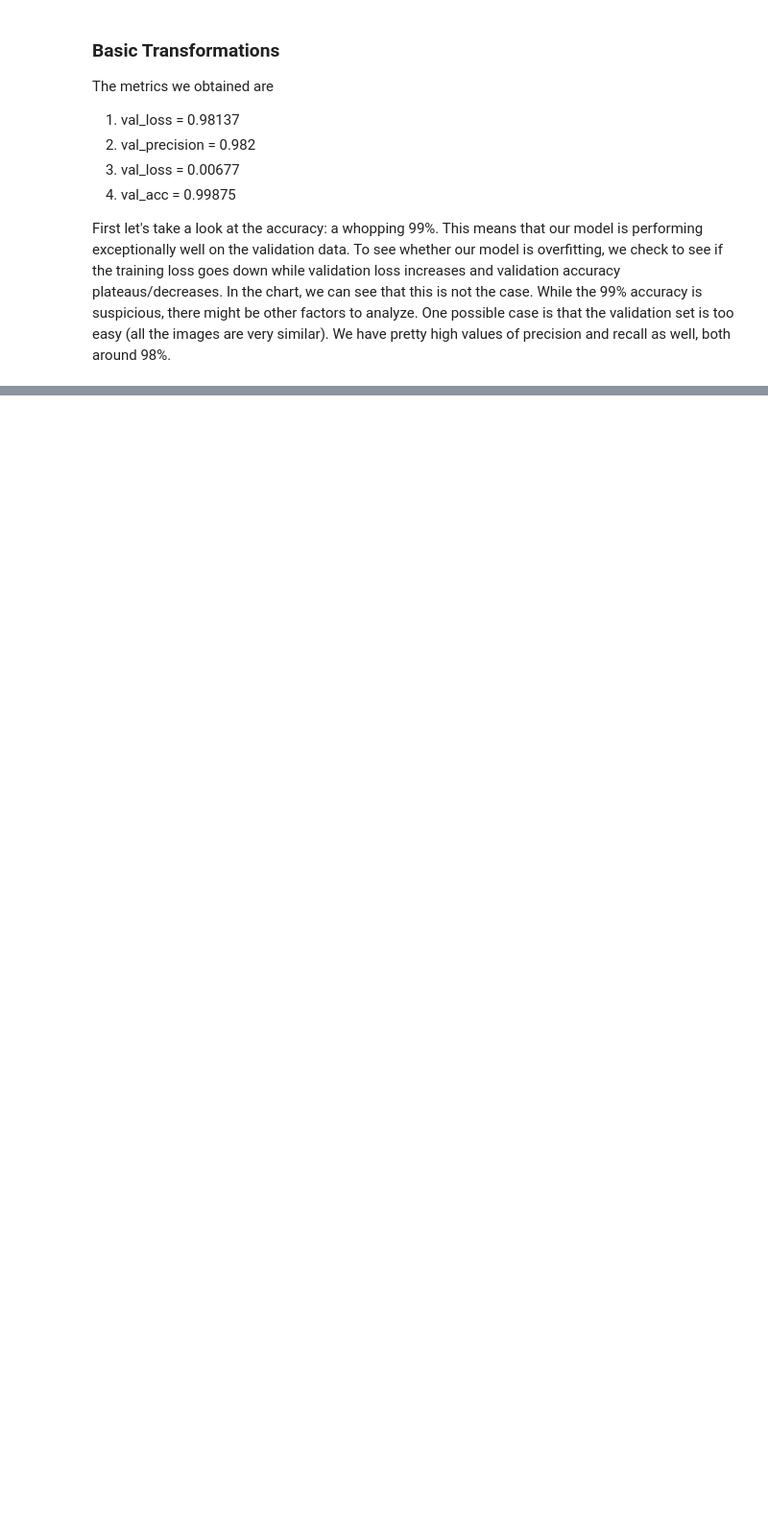
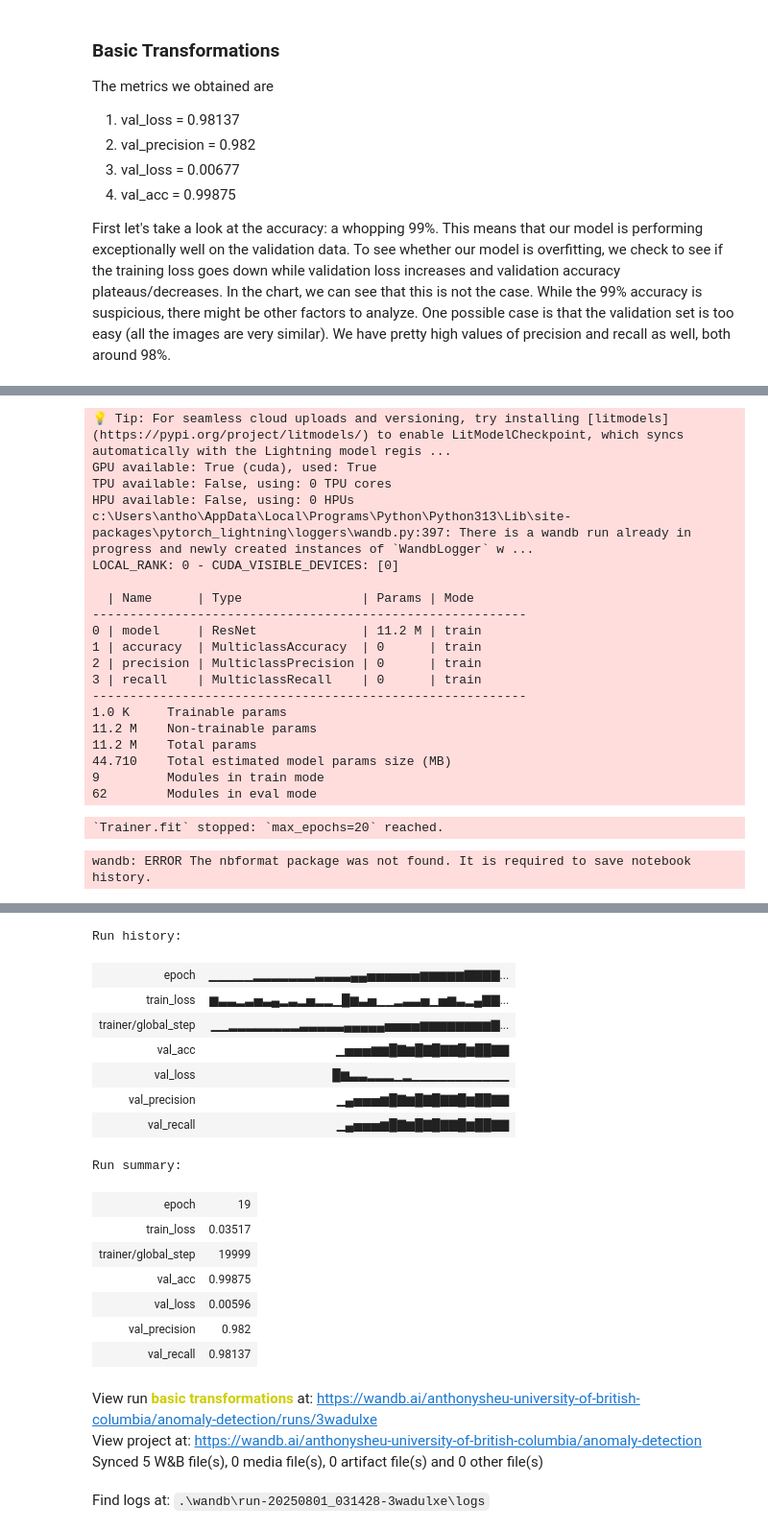
Before and after one commit to Anthony-Sheu/Concrete-Image-Classification, a Jupyter notebook: main.ipynb, the cells around one changed output, grey strips where cells are left out. Shown at 96% size. Cells and saved outputs as stored; diff of their text form; code cells hidden in the pictures; blank space fills up the shorter version.

```diff
--- a/main.ipynb
+++ b/main.ipynb
@@ -571,0 +641,41 @@ display(HTML("""
+# %%
+from pytorch_lightning.loggers import WandbLogger
+import wandb
+
+transform = tf.Compose([
+    tf.RandomResizedCrop(size = (224, 224), antialias=True),
+    tf.RandomHorizontalFlip(),
+    tf.RandomVerticalFlip(),
+    tf.ToTensor(),
+    tf.Normalize(mean=[0.485, 0.456, 0.406], std=[0.229, 0.224, 0.225]),
+])
+
+model = NeuralNet()
+data_module = Data()
+wandb_logger = WandbLogger(project = "anomaly-detection", name = "20 epochs")
+trainer = pl.Trainer(max_epochs = 20, logger = wandb_logger, devices = 1, accelerator = "gpu")
+trainer.fit(model, data_module)
+wandb.finish()
+# %% [output]
+💡 Tip: For seamless cloud uploads and versioning, try installing [litmodels](https://pypi.org/project/litmodels/) to enable LitModelCheckpoint, which syncs automatically with the Lightning model regis ...
+GPU available: True (cuda), used: True
+TPU available: False, using: 0 TPU cores
+HPU available: False, using: 0 HPUs
+c:\Users\antho\AppData\Local\Programs\Python\Python313\Lib\site-packages\pytorch_lightning\loggers\wandb.py:397: There is a wandb run already in progress and newly created instances of `WandbLogger` w ...
+LOCAL_RANK: 0 - CUDA_VISIBLE_DEVICES: [0]
+
+  | Name      | Type                | Params | Mode
+----------------------------------------------------------
+0 | model     | ResNet              | 11.2 M | train
+1 | accuracy  | MulticlassAccuracy  | 0      | train
+2 | precision | MulticlassPrecision | 0      | train
+3 | recall    | MulticlassRecall    | 0      | train
+----------------------------------------------------------
+1.0 K     Trainable params
+11.2 M    Non-trainable params
+11.2 M    Total params
+44.710    Total estimated model params size (MB)
+9         Modules in train mode
+62        Modules in eval mode
+`Trainer.fit` stopped: `max_epochs=20` reached.
+wandb: ERROR The nbformat package was not found. It is required to save notebook history.
@@ -571,0 +683,20 @@ display(HTML("""
+Run history:
+| epoch | ▁▁▁▁▁▂▂▂▂▂▂▂▃▃▃▃▄▄▅▅▅▅▅▅▆▆▆▆▆▇▇▇▇... |
+| train_loss | ▆▃▃▂▃▅▃▄▂▃▂▅▂▂▁█▆▃▅▁▁▂▃▃▅▁▅▆▃▂▄▇▇... |
+| trainer/global_step | ▁▁▂▂▂▂▂▂▂▂▃▃▃▃▃▄▄▄▄▄▅▅▅▅▆▆▆▆▆▆▆▆▇... |
+| val_acc | ▁▅▅▅▆▆█▇▆█▇█▇▇█▆██▇▇ |
+| val_loss | █▆▃▃▂▂▂▁▂▁▁▁▁▁▁▁▁▁▁▁ |
+| val_precision | ▁▄▅▅▅▆█▇▆█▇█▇▇█▆██▇▇ |
+| val_recall | ▁▄▅▅▅▆█▇▆█▇█▇▇█▆██▇▇ |
+Run summary:
+| epoch | 19 |
+| train_loss | 0.03517 |
+| trainer/global_step | 19999 |
+| val_acc | 0.99875 |
+| val_loss | 0.00596 |
+| val_precision | 0.982 |
+| val_recall | 0.98137 |
+View run basic transformations at: https://wandb.ai/anthonysheu-university-of-british-columbia/anomaly-detection/runs/3wadulxe
+View project at: https://wandb.ai/anthonysheu-university-of-british-columbia/anomaly-detection
+Synced 5 W&B file(s), 0 media file(s), 0 artifact file(s) and 0 other file(s)
+Find logs at: .\wandb\run-20250801_031428-3wadulxe\logs
```
Also changed, not shown: parts of 9 cells of this notebook, 2 other files.
